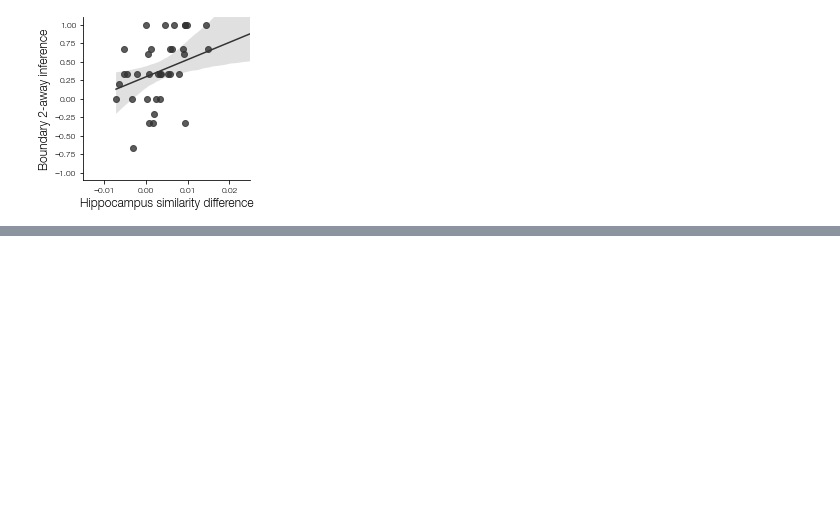
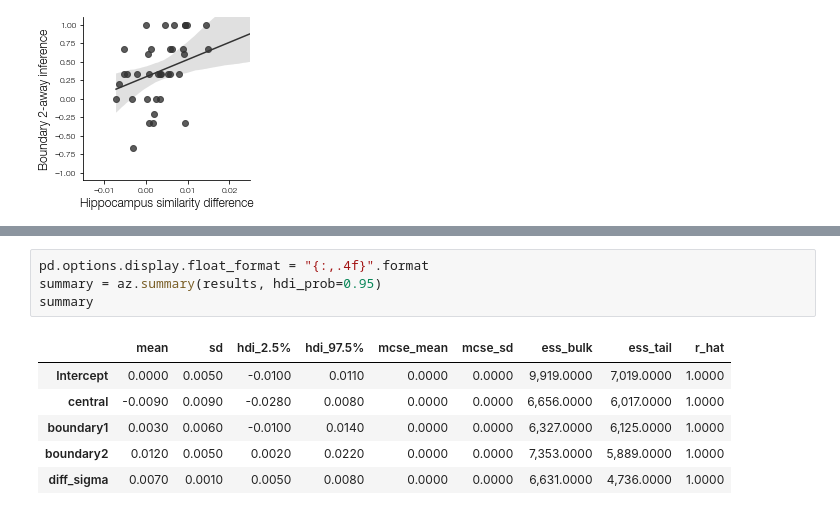
Before and after one commit to prestonlab/tesser, a Jupyter notebook: jupyter/plot_sl_hipr.ipynb, the cells around one changed output, grey strips where cells are left out. Drawn from its saved outputs; the diff is of its cells as text; blank space fills up the shorter version.

```diff
--- a/jupyter/plot_sl_hipr.ipynb
+++ b/jupyter/plot_sl_hipr.ipynb
@@ -75,0 +107,11 @@ fig.savefig(os.path.join(fig_dir, 'hipr_b2.pdf'))
+# %%
+pd.options.display.float_format = "{:,.4f}".format
+summary = az.summary(results, hdi_prob=0.95)
+summary
+# %% [output]
+|  | mean | sd | hdi_2.5% | hdi_97.5% | mcse_mean | mcse_sd | ess_bulk | ess_tail | r_hat |
+| Intercept | 0.0000 | 0.0050 | -0.0100 | 0.0110 | 0.0000 | 0.0000 | 9,919.0000 | 7,019.0000 | 1.0000 |
+| central | -0.0090 | 0.0090 | -0.0280 | 0.0080 | 0.0000 | 0.0000 | 6,656.0000 | 6,017.0000 | 1.0000 |
+| boundary1 | 0.0030 | 0.0060 | -0.0100 | 0.0140 | 0.0000 | 0.0000 | 6,327.0000 | 6,125.0000 | 1.0000 |
+| boundary2 | 0.0120 | 0.0050 | 0.0020 | 0.0220 | 0.0000 | 0.0000 | 7,353.0000 | 5,889.0000 | 1.0000 |
+| diff_sigma | 0.0070 | 0.0010 | 0.0050 | 0.0080 | 0.0000 | 0.0000 | 6,631.0000 | 4,736.0000 | 1.0000 |
```
Also changed, not shown: parts of 10 cells of this notebook, 2 other files.
